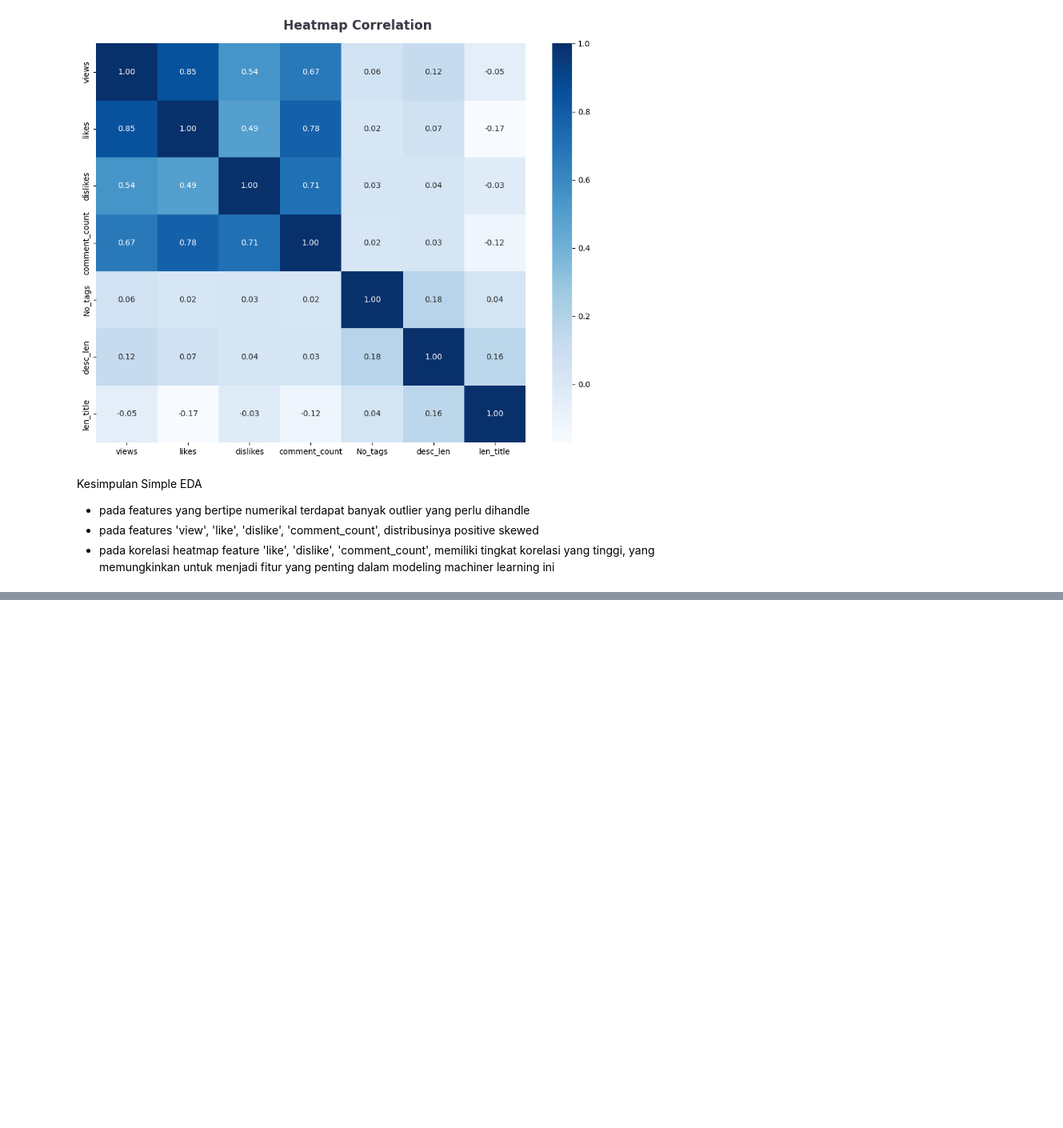
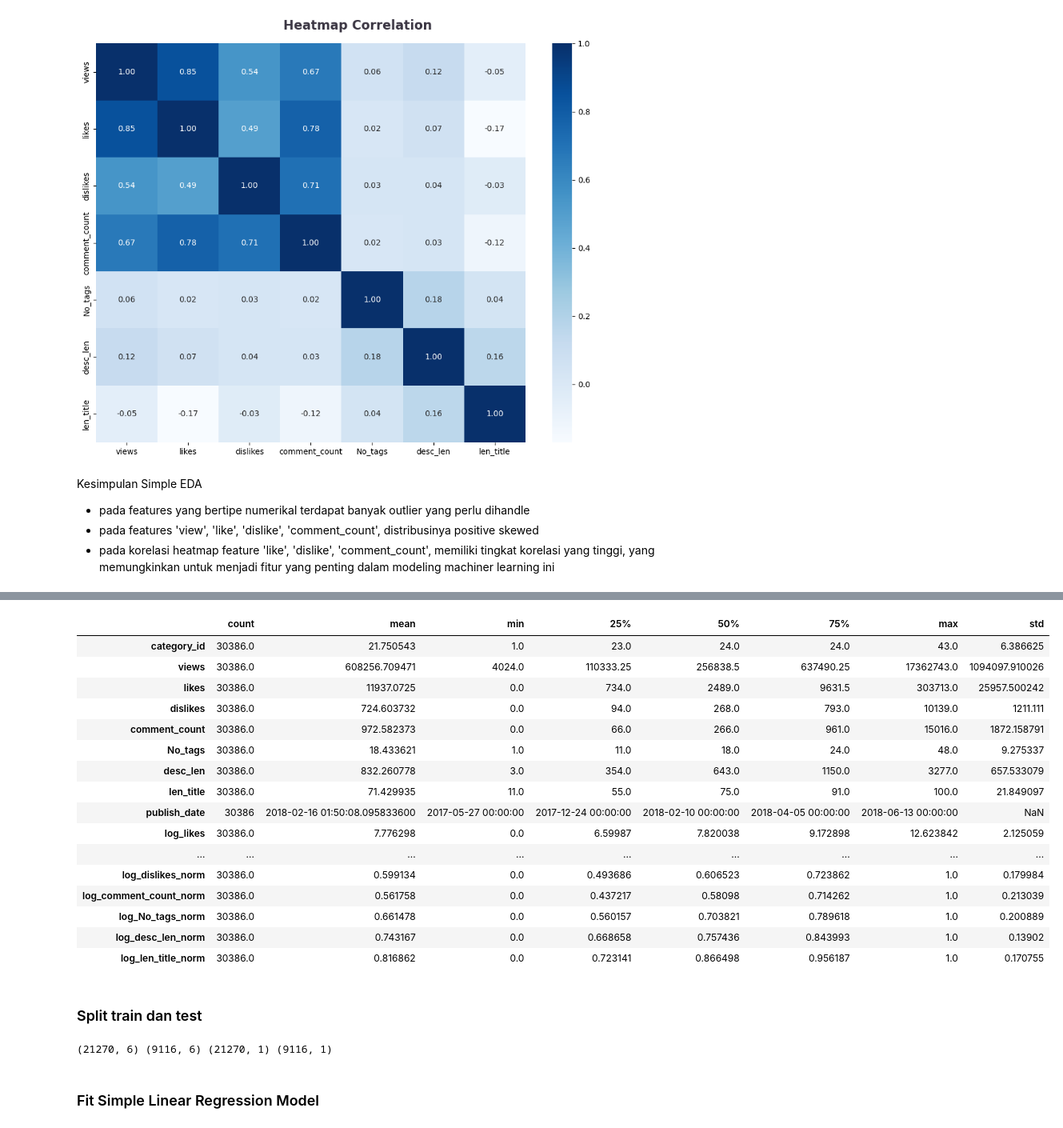
Before and after one commit to LimatanL/HW-k7, a Jupyter notebook: EDA_hw_k7.ipynb, the cells around one changed output, grey strips where cells are left out. Shown at 80% size. Cells and saved outputs as stored; diff of their text form; code cells hidden in the pictures; blank space fills up the shorter version.

Commit message:
add Simple linear prediction

```diff
--- a/EDA_hw_k7.ipynb
+++ b/EDA_hw_k7.ipynb
@@ -625,0 +656,3 @@ df_pre.duplicated().sum()
+# %%
+for col in df_log:
+  data_clean[col+'_norm'] = MinMaxScaler().fit_transform(data_clean[col].values.reshape(len(data_clean), 1))
@@ -625,0 +671,22 @@ df_pre.duplicated().sum()
+# %%
+data_clean.describe().T
+# %% [output]
+|  | count | mean | min | 25% | 50% | 75% | max | std |
+| category_id | 30386.0 | 21.750543 | 1.0 | 23.0 | 24.0 | 24.0 | 43.0 | 6.386625 |
+| views | 30386.0 | 608256.709471 | 4024.0 | 110333.25 | 256838.5 | 637490.25 | 17362743.0 | 1094097.910026 |
+| likes | 30386.0 | 11937.0725 | 0.0 | 734.0 | 2489.0 | 9631.5 | 303713.0 | 25957.500242 |
+| dislikes | 30386.0 | 724.603732 | 0.0 | 94.0 | 268.0 | 793.0 | 10139.0 | 1211.111 |
+| comment_count | 30386.0 | 972.582373 | 0.0 | 66.0 | 266.0 | 961.0 | 15016.0 | 1872.158791 |
+| No_tags | 30386.0 | 18.433621 | 1.0 | 11.0 | 18.0 | 24.0 | 48.0 | 9.275337 |
+| desc_len | 30386.0 | 832.260778 | 3.0 | 354.0 | 643.0 | 1150.0 | 3277.0 | 657.533079 |
+| len_title | 30386.0 | 71.429935 | 11.0 | 55.0 | 75.0 | 91.0 | 100.0 | 21.849097 |
+| publish_date | 30386 | 2018-02-16 01:50:08.095833600 | 2017-05-27 00:00:00 | 2017-12-24 00:00:00 | 2018-02-10 00:00:00 | 2018-04-05 00:00:00 | 2018-06-13 00:00:00 | NaN |
+| log_likes | 30386.0 | 7.776298 | 0.0 | 6.59987 | 7.820038 | 9.172898 | 12.623842 | 2.125059 |
+| ... | ... | ... | ... | ... | ... | ... | ... | ... |
+| log_dislikes_norm | 30386.0 | 0.599134 | 0.0 | 0.493686 | 0.606523 | 0.723862 | 1.0 | 0.179984 |
+| log_comment_count_norm | 30386.0 | 0.561758 | 0.0 | 0.437217 | 0.58098 | 0.714262 | 1.0 | 0.213039 |
+| log_No_tags_norm | 30386.0 | 0.661478 | 0.0 | 0.560157 | 0.703821 | 0.789618 | 1.0 | 0.200889 |
+| log_desc_len_norm | 30386.0 | 0.743167 | 0.0 | 0.668658 | 0.757436 | 0.843993 | 1.0 | 0.13902 |
+| log_len_title_norm | 30386.0 | 0.816862 | 0.0 | 0.723141 | 0.866498 | 0.956187 | 1.0 | 0.170755 |
+# %% [markdown]
+### Split train dan test
@@ -625,0 +699,6 @@ df_pre.duplicated().sum()
+# %%
+print(X_train.shape,X_test.shape,y_train.shape,y_test.shape)
+# %% [output]
+(21270, 6) (9116, 6) (21270, 1) (9116, 1)
+# %% [markdown]
+### Fit Simple Linear Regression Model
```
Also changed, not shown: parts of 53 cells of this notebook.
